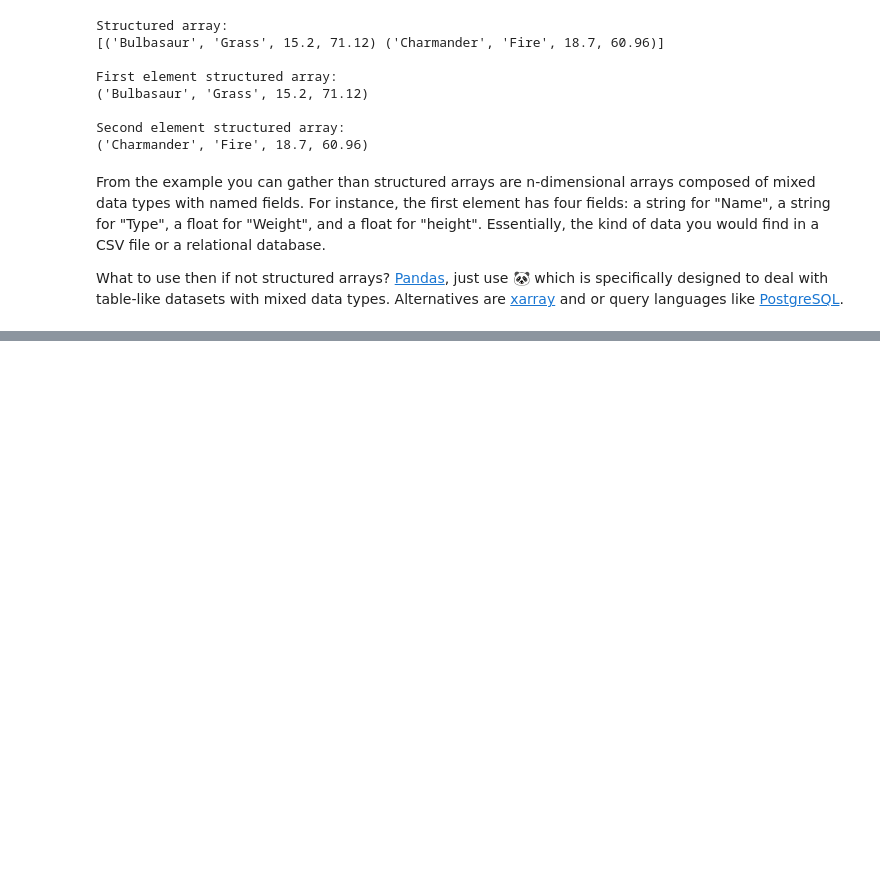
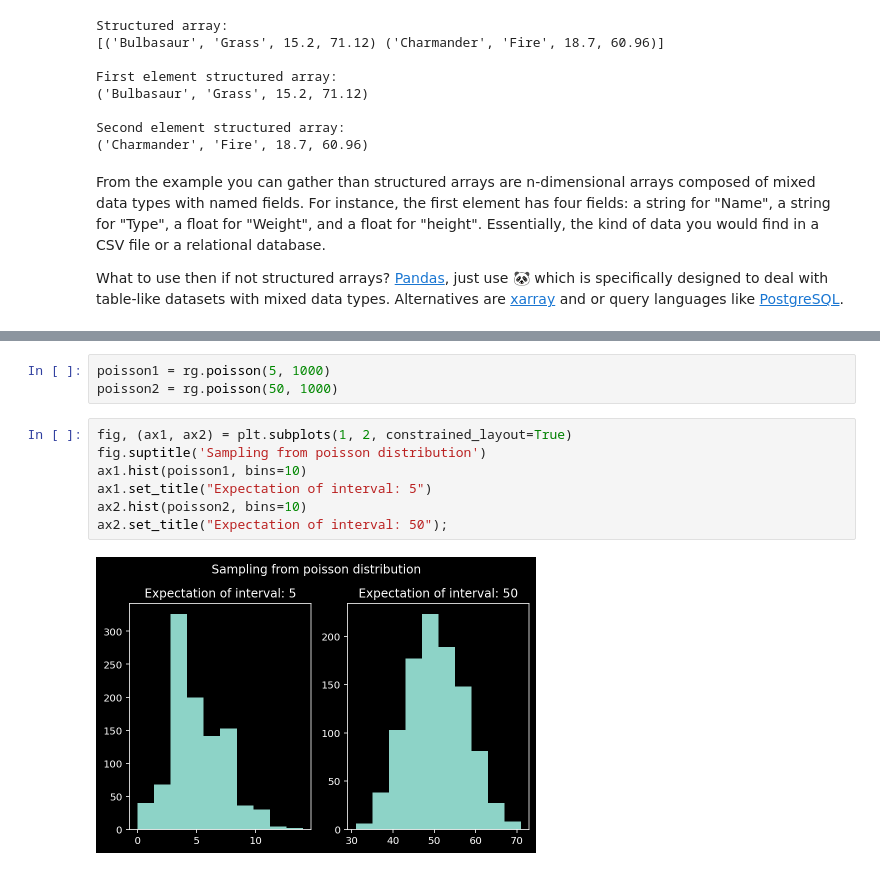
Before and after one commit to pabloinsente/intro-sc-python, a Jupyter notebook: notebooks/intro-numpy-fundamentals.ipynb, the cells around one changed output, grey strips where cells are left out. Drawn from its saved outputs; the diff is of its cells as text; blank space fills up the shorter version.

```diff
--- a/notebooks/intro-numpy-fundamentals.ipynb
+++ b/notebooks/intro-numpy-fundamentals.ipynb
@@ -2770,0 +2966,12 @@ What to use then if not structured arrays? [Pandas](https://pandas.pydata.org/),
+# %%
+poisson1 = rg.poisson(5, 1000)
+poisson2 = rg.poisson(50, 1000)
+# %%
+fig, (ax1, ax2) = plt.subplots(1, 2, constrained_layout=True)
+fig.suptitle('Sampling from poisson distribution')
+ax1.hist(poisson1, bins=10)
+ax1.set_title("Expectation of interval: 5")
+ax2.hist(poisson2, bins=10)
+ax2.set_title("Expectation of interval: 50");
+# %% [output]
+[figure, added]
```
Also changed, not shown: parts of 42 cells of this notebook.
